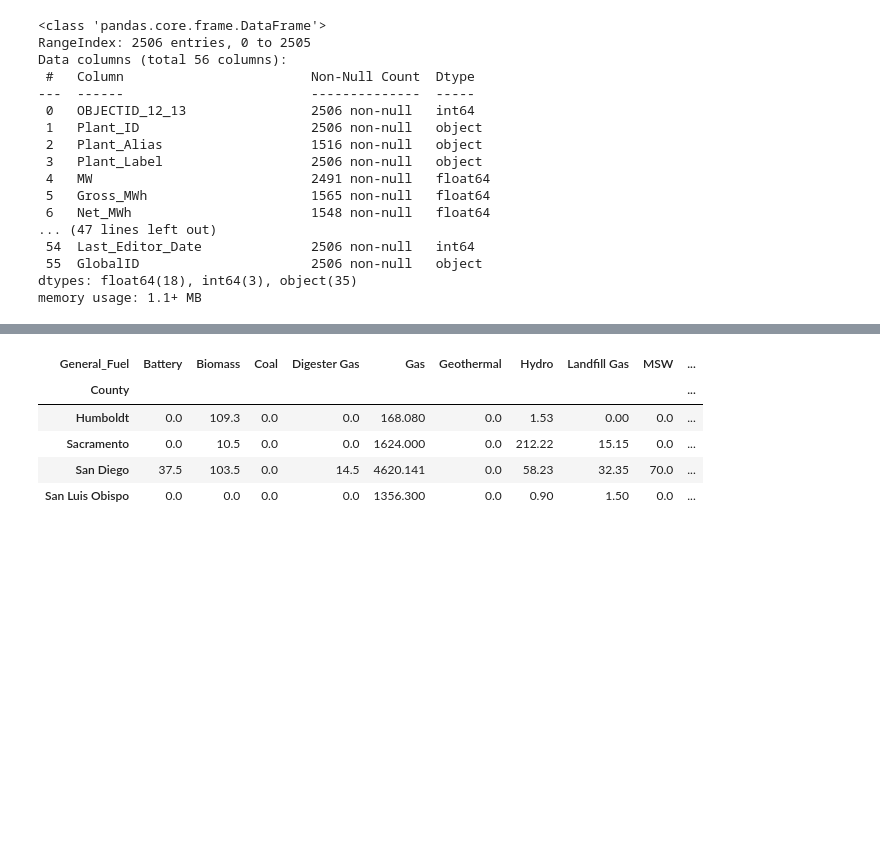
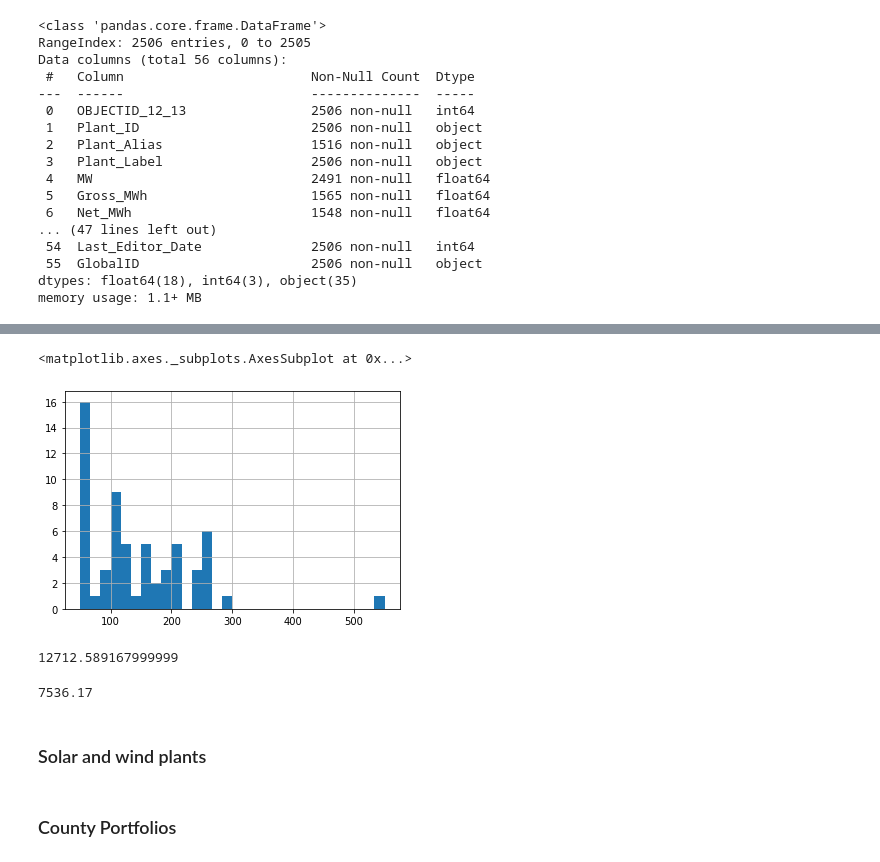
Before and after one commit to sjhawkes/cal_power, a Jupyter notebook: 01_EDA.ipynb, the cells around one changed output, grey strips where cells are left out. Cells and saved outputs as stored; diff of their text form; code cells hidden in the pictures; blank space fills up the shorter version.

```diff
--- a/01_EDA.ipynb
+++ b/01_EDA.ipynb
@@ -340,0 +73,3 @@ Name: General_Fuel, dtype: int64
+# %%
+plants = cgec[['Plant_ID','Plant_Label','MW','General_Fuel','Status','Initial_Start_Date','State_','County','Latitude','Longitude','Renewable_Energy','Service_Area','Income_Percent','CES30_Percentile']]
+plants.head()
@@ -340,0 +83,15 @@ Name: General_Fuel, dtype: int64
+# %%
+plants[(plants['General_Fuel']=='Solar') & (plants['Status']=='Operating') & (plants['MW']>=50)]['MW'].hist(bins=30)
+# %% [output]
+<matplotlib.axes._subplots.AxesSubplot at 0x...>
+[figure, added]
+# %%
+plants[(plants['General_Fuel']=='Solar') & (plants['Status']=='Operating')]['MW'].sum()
+# %% [output]
+12712.589167999999
+# %%
+plants[(plants['General_Fuel']=='Solar') & (plants['Status']=='Operating') & (plants['MW']>=100)]['MW'].sum()
+# %% [output]
+7536.17
+# %% [markdown]
+### Solar and wind plants
@@ -341,12 +102,5 @@ Name: General_Fuel, dtype: int64
+# %% [markdown]
+### County Portfolios
 # %%
 county_portfolio = pd.pivot_table(cgec,values='MW',index='County',columns='General_Fuel',aggfunc=np.sum)
 county_portfolio.fillna(0,inplace=True)
-# %%
-county_portfolio[county_portfolio['Nuclear'] > 0]
-# %% [output]
-| General_Fuel | Battery | Biomass | Coal | Digester Gas | Gas | Geothermal | Hydro | Landfill Gas | MSW | ... |
-| County |  |  |  |  |  |  |  |  |  | ... |
-| Humboldt | 0.0 | 109.3 | 0.0 | 0.0 | 168.080 | 0.0 | 1.53 | 0.00 | 0.0 | ... |
-| Sacramento | 0.0 | 10.5 | 0.0 | 0.0 | 1624.000 | 0.0 | 212.22 | 15.15 | 0.0 | ... |
-| San Diego | 37.5 | 103.5 | 0.0 | 14.5 | 4620.141 | 0.0 | 58.23 | 32.35 | 70.0 | ... |
-| San Luis Obispo | 0.0 | 0.0 | 0.0 | 0.0 | 1356.300 | 0.0 | 0.90 | 1.50 | 0.0 | ... |
```
Also changed, not shown: parts of 74 cells of this notebook, 44 other files.
